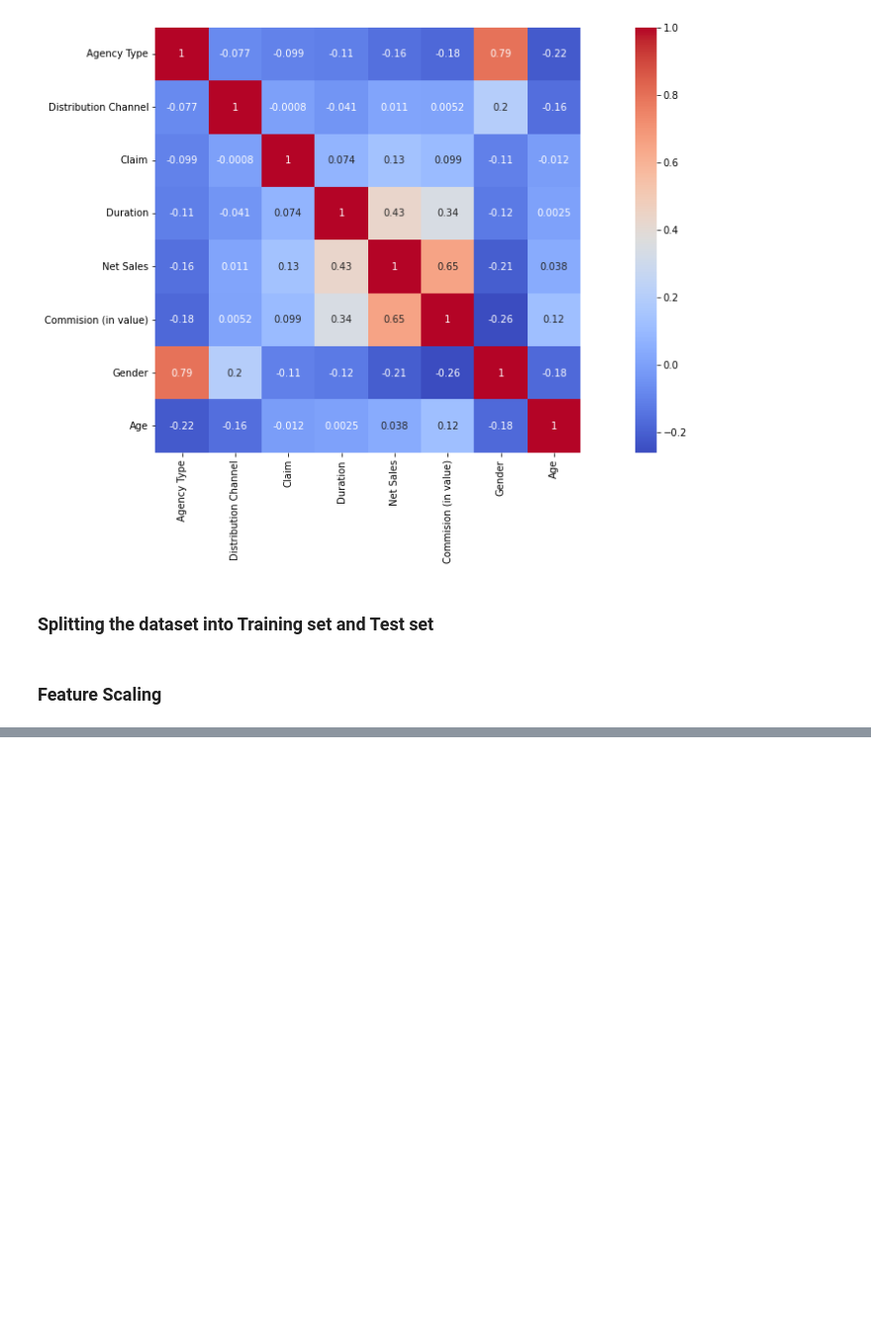
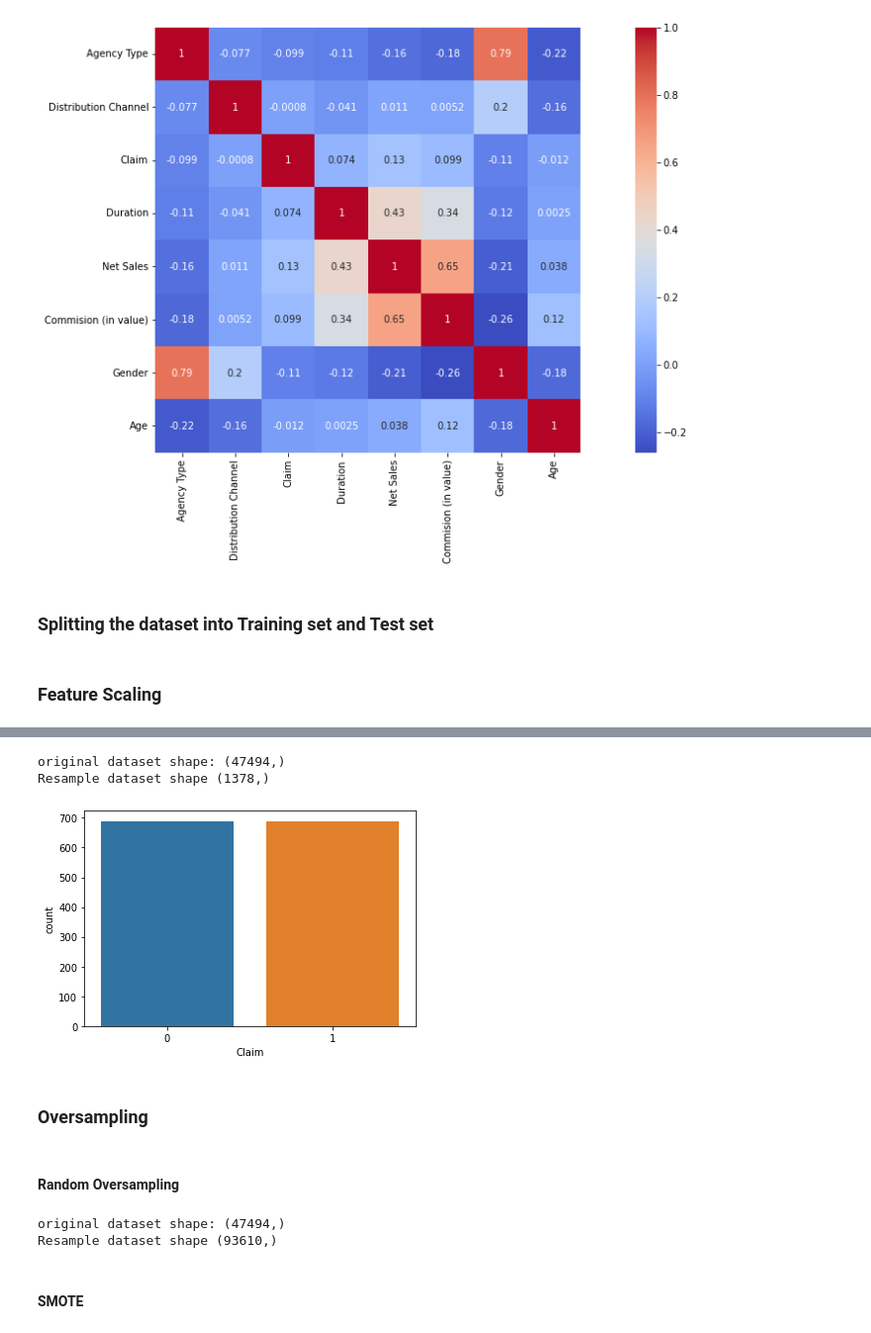
Before and after one commit to sohamthirty/Claim-Prediction, a Jupyter notebook: Preprocessing_Sampling.ipynb, the cells around one changed output, grey strips where cells are left out. Shown at 99% size. Cells and saved outputs as stored; diff of their text form; code cells hidden in the pictures; blank space fills up the shorter version.

```diff
--- a/Preprocessing_Sampling.ipynb
+++ b/Preprocessing_Sampling.ipynb
@@ -111,0 +189,17 @@ X_test.loc[:,:] = sc.transform(X_test.loc[:,:])
+# %%
+# import library
+from imblearn.under_sampling import RandomUnderSampler
+
+rus = RandomUnderSampler(random_state=42, replacement=True)# fit predictor and target variable
+X_train_rus, y_train_rus = rus.fit_resample(X_train, y_train)
+
+print('original dataset shape:', y_train.shape)
+print('Resample dataset shape', y_train_rus.shape)
+# %% [output]
+original dataset shape: (47494,)
+Resample dataset shape (1378,)
+# %%
+# Countplot for target variable
+fig = sns.countplot(x = y_train_rus)
+# %% [output]
+[figure, added]
@@ -111,0 +208,20 @@ X_test.loc[:,:] = sc.transform(X_test.loc[:,:])
+# %% [markdown]
+### Oversampling
+# %% [markdown]
+#### Random Oversampling
+# %%
+# import library
+from imblearn.over_sampling import RandomOverSampler
+
+ros = RandomOverSampler(random_state=42)
+
+# fit predictor and target variablex_ros, y_ros = ros.fit_resample(x, y)
+X_train_ros, y_train_ros = ros.fit_resample(X_train, y_train)
+
+print('original dataset shape:', y_train.shape)
+print('Resample dataset shape', y_train_ros.shape)
+# %% [output]
+original dataset shape: (47494,)
+Resample dataset shape (93610,)
+# %% [markdown]
+#### SMOTE
```
Also changed, not shown: parts of 28 cells of this notebook.
